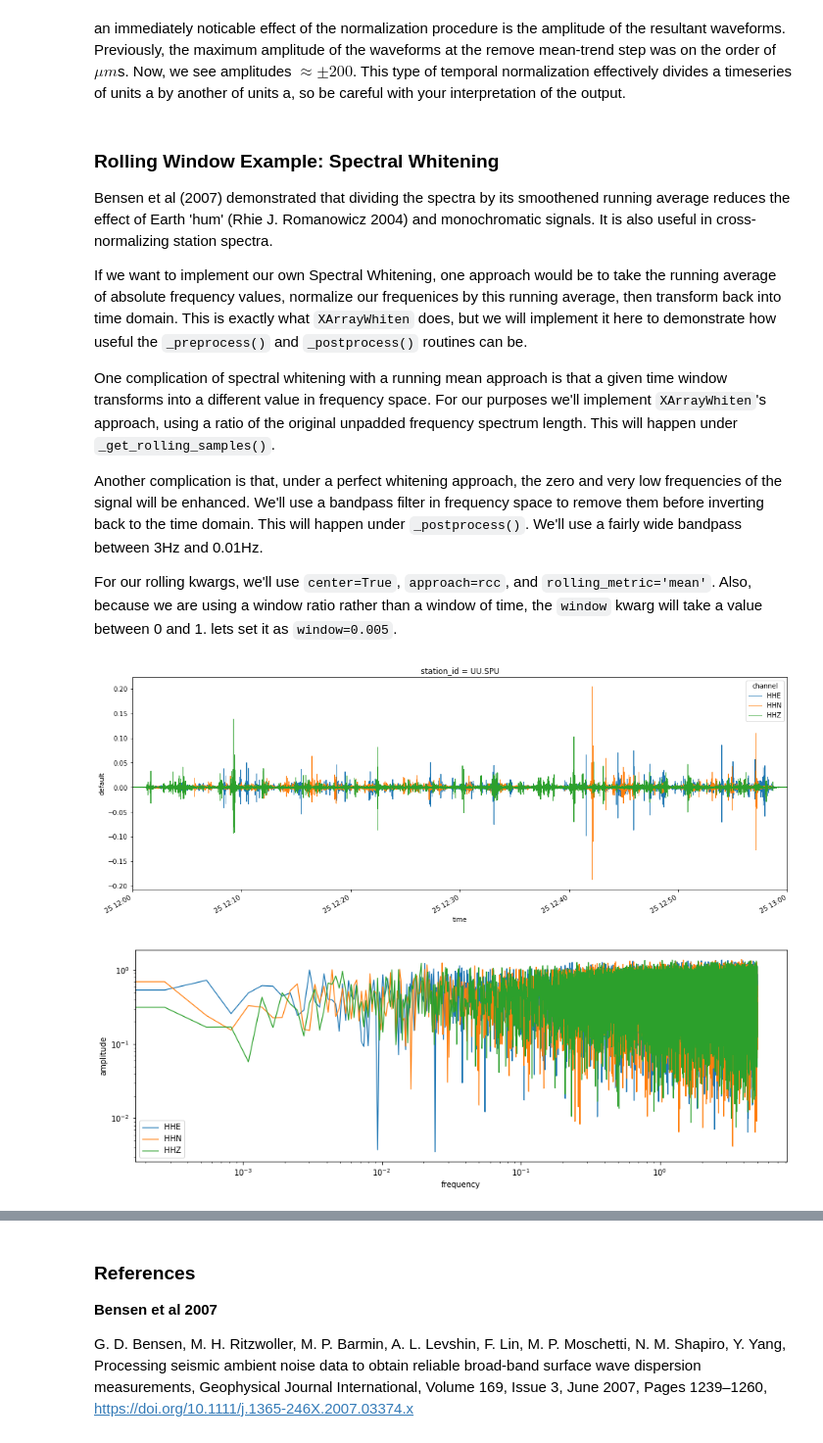
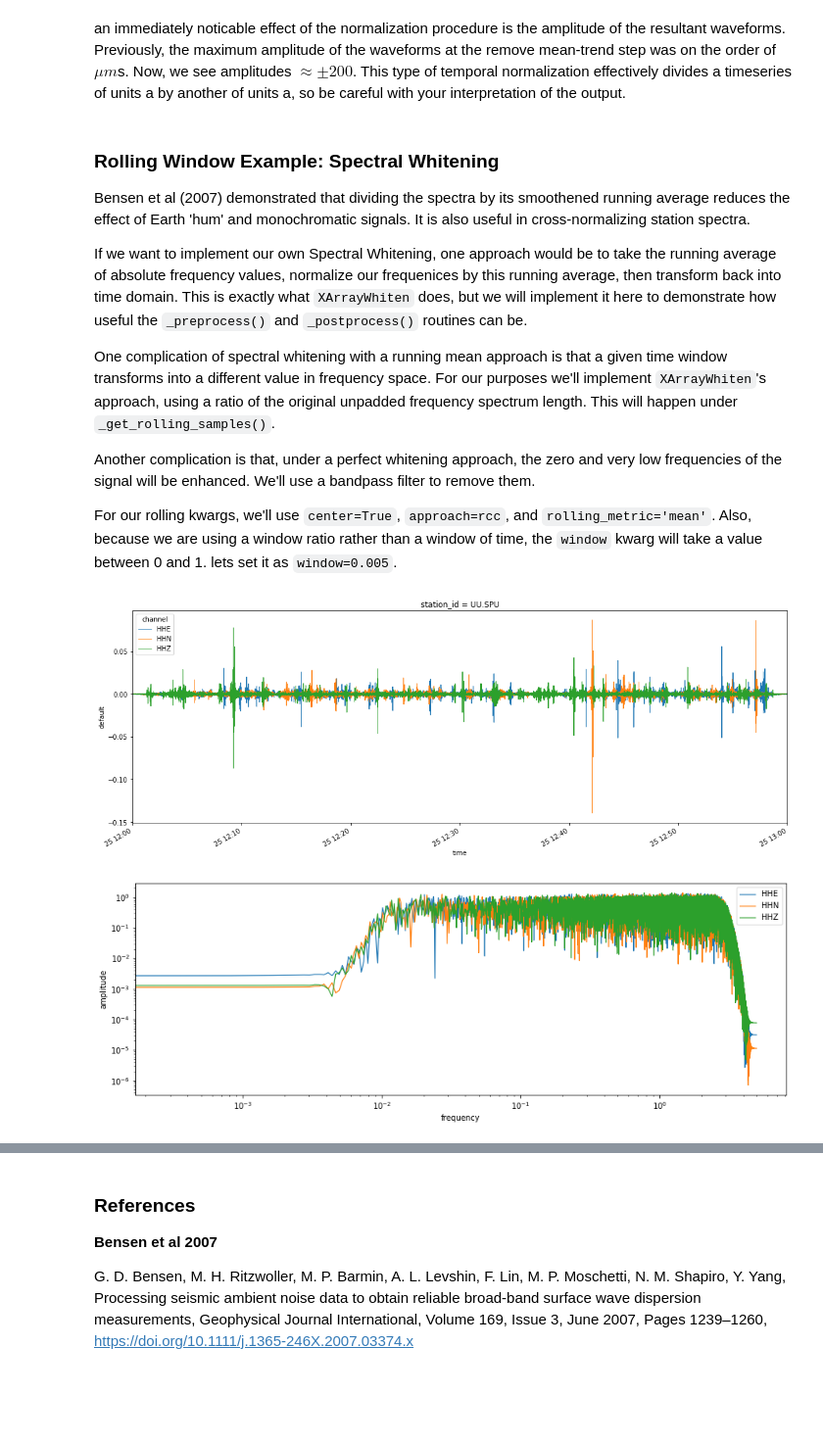
Before and after one commit to uofuseismo/anxcor, a Jupyter notebook: example_notebooks/anxcor_processing/Anxcor_Processing_Part_III.ipynb, the cells around one changed output, grey strips where cells are left out. Shown at 98% size. Cells and saved outputs as stored; diff of their text form; code cells hidden in the pictures; blank space fills up the shorter version.

````diff
--- a/example_notebooks/anxcor_processing/Anxcor_Processing_Part_III.ipynb
+++ b/example_notebooks/anxcor_processing/Anxcor_Processing_Part_III.ipynb
@@ -157,12 +163,11 @@ class XArrayTemporalNorm(XArrayRolling):
 
     """
 
-    def __init__(self,freqmin=0.01,freqmax=5.0,taper=0.1,bp_taper=1.0, **kwargs):
+    def __init__(self,freqmin=1/50,freqmax=1/15,taper=0.05, **kwargs):
         super().__init__(**kwargs)
         self._kwargs['freqmin']     = freqmin
         self._kwargs['freqmax']     = freqmax
         self._kwargs['taper']       = taper
-
 
     def _pre_rolling_process(self,processed_array : xr.DataArray, xarray : xr.DataArray):
         sample_rate = 1.0 / xarray.attrs['delta']
@@ -232,8 +237,8 @@
 Now, instantiate this class with the parameters needed for the **Berg, E. M., et al. (2018)** temporal normalization method, and apply them to ```rmm_array``` from the introduction.
 # %%
 t_normalizer = XArrayTemporalNorm(window=12.8,approach='rcc',center=True,rolling_metric='mean',reduce_metric='max',
-                                 freqmax=1.0/15,bp_taper=0.05,
-                                  freqmin=1.0/50.0,taper=0.05,order=4,zerophase=True,padtype='constant')
+                                 freqmax=1.0/15,taper=0.05,
+                                  freqmin=1.0/50.0,order=4,zerophase=True,padtype='constant')
 
 test_array     = rmm_array.copy()
 test_array.data = np.ones(test_array.data.shape)
@@ -252,13 +257,13 @@ an immediately noticable effect of the normalization procedure is the amplitude
 # %% [markdown]
 ### Rolling Window Example:  Spectral Whitening
 
-Bensen et al (2007) demonstrated that dividing the spectra by its smoothened running average reduces the effect of Earth 'hum' (Rhie J. Romanowicz 2004) and monochromatic signals. It is also useful in cross-normalizing station spectra.
+Bensen et al (2007) demonstrated that dividing the spectra by its smoothened running average reduces the effect of Earth 'hum' and monochromatic signals. It is also useful in cross-normalizing station spectra.
 
 If we want to implement our own Spectral Whitening, one approach would be to take the running average of absolute frequency values, normalize our frequenices by this running average, then transform back into time domain. This is exactly what ```XArrayWhiten``` does, but we will implement it here to demonstrate how useful the ```_preprocess()``` and ```_postprocess()``` routines can be.
 
 One complication of spectral whitening with a running mean approach is that a given time window transforms into a different value in frequency space. For our purposes we'll implement ```XArrayWhiten```'s approach, using a ratio of the original unpadded frequency spectrum length. This will happen under ```_get_rolling_samples()```.
 
-Another complication is that, under a perfect whitening approach, the zero and very low frequencies of the signal will be enhanced. We'll use a bandpass filter in frequency space to remove them before inverting back to the time domain. This will happen under ```_postprocess()```. We'll use a fairly wide bandpass between 3Hz and 0.01Hz.
+Another complication is that, under a perfect whitening approach, the zero and very low frequencies of the signal will be enhanced. We'll use a bandpass filter to remove them.
 
 For our rolling kwargs, we'll use ```center=True```, ```approach=rcc```, and ```rolling_metric='mean'```. Also, because we are using a window ratio rather than a window of time, the ```window``` kwarg will take a value between 0 and 1. lets set it as ```window=0.005```.
 # %%
@@ -266,14 +271,10 @@ class XArrayWhiten(XArrayRolling):
     """
     whitens the frequency spectrum of a given xarray
     """
-    def __init__(self, freqmin=0.01, freqmax=5.0, order=4,zerophase=True, taper=0.1,
+    def __init__(self, taper=0.1,
                  **kwargs):
         super().__init__(**kwargs)
-        self._kwargs['freqmin'] = freqmin
-        self._kwargs['freqmax'] = freqmax
-        self._kwargs['order'] = order
         self._kwargs['taper'] = taper
-        self._kwargs['zerophase']=zerophase
 
     def _preprocess(self,xarray):
         fourier_array = filt_ops.xarray_time_2_freq(xarray)
@@ -299,53 +300,50 @@ class XArrayWhiten(XArrayRolling):
 
     def _add_operation_string(self):
         if self._kwargs['approach'] == 'src':
-            op = 'Whiten@type:{} window_ratio: {},rolling_metric: {},reduce_metric: {},taper: {},bandpass: {}<x(t)<{}'.format(
+            op = 'Whiten@type:{} window_ratio: {},rolling_metric: {},reduce_metric: {},taper: {}'.format(
                 self._kwargs['approach'],
                 self._kwargs['window'],
                 self._kwargs['rolling_metric'],
                 self._kwargs['reduce_metric'],
-                self._kwargs['taper'],
-                self._kwargs['freqmin'],
-                self._kwargs['freqmax'])
+                self._kwargs['taper'])
         else:
-            op = 'Whiten@type:{} window_ratio: {},rolling_metric: {},taper: {},bandpass: {}<x(t)<{}'.format(
+            op = 'Whiten@type:{} window_ratio: {},rolling_metric: {},taper: {}'.format(
                 self._kwargs['approach'],
                 self._kwargs['window'],
                 self._kwargs['rolling_metric'],
-                self._kwargs['taper'],
-                self._kwargs['freqmin'],
-                self._kwargs['freqmax'])
+                self._kwargs['taper'])
         return op
 # %%
-whitening = XArrayWhiten(center=True,window=0.005,approac='rcc',rolling_metric='max',
-                         freqmin=0.01,freqmax=3.0,order=4,taper=0.05)
+whitening = XArrayWhiten(center=True,window=0.005,approac='rcc',rolling_metric='max',taper=0.05)
+bandpass  = XArrayBandpass(zerophase=True,freqmin=0.01,freqmax=3.0)
 
 whitened_array  = whitening(t_normed_array)
-xarray_squeezed = whitened_array.squeeze()
+bp_array        = bandpass(whitened_array)
+xarray_squeezed = bp_array.squeeze()
 xarray_squeezed.plot.line(x='time',aspect=3, size=6,linewidth=1)
 plt.gca().autoscale(enable=True, axis='x', tight=True)
 plt.show()
 # %% [output]
-[figure, old version]
+[figure, new version]
 # %%
 from scipy import fftpack
 import numpy as np
-bandpassed_data = whitened_array.data.squeeze()
+bandpassed_data = bp_array.data.squeeze()
 
 target_length   = fftpack.next_fast_len(whitened_array.shape[-1])
 frequencies     = fftpack.fftshift(fftpack.fftfreq(target_length, d=whitened_array.attrs['delta']))
 
 fft_spectrum    = fftpack.fftshift(fftpack.fft(bandpassed_data,target_length,axis=-1))
 amplitude_spectrum  = np.abs(fft_spectrum)
 
 plt.figure(figsize=(15,5))
 plt.loglog(frequencies,amplitude_spectrum[0,:],label='HHE',linewidth=1.2)
 plt.loglog(frequencies,amplitude_spectrum[1,:],label='HHN',linewidth=1.2)
 plt.loglog(frequencies,amplitude_spectrum[2,:],label='HHZ',linewidth=1.2)
 plt.xlabel('frequency')
 plt.ylabel('amplitude')
 plt.legend()
 plt.show()
 # %% [output]
-[figure, old version]
+[figure, new version]
 # %% [markdown]
````
Also changed, not shown: parts of 7 cells of this notebook, 2 other files.
